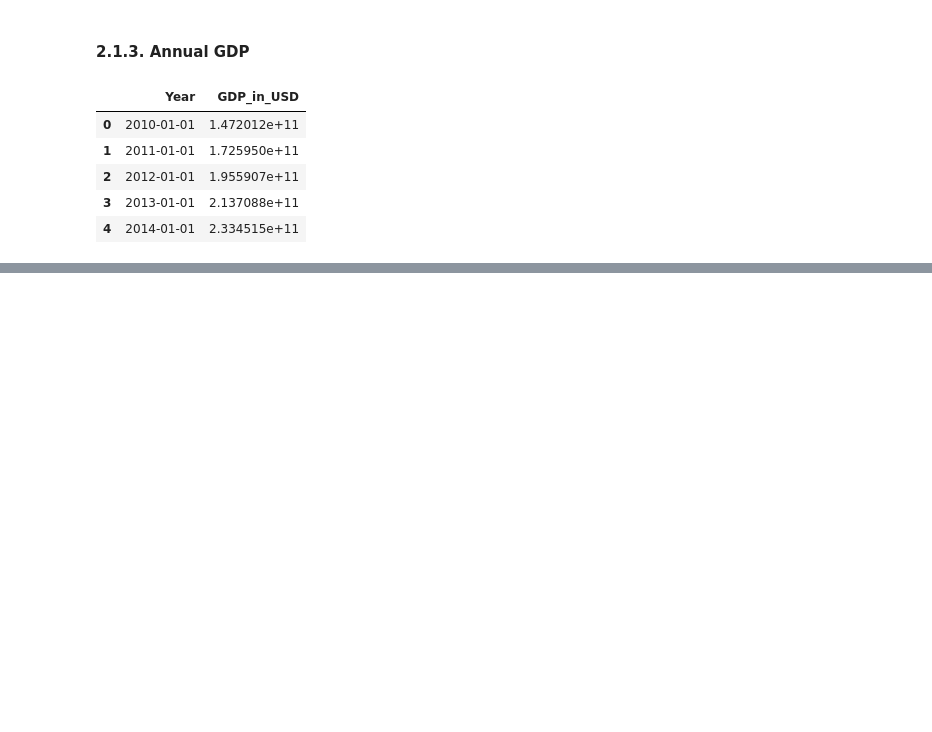
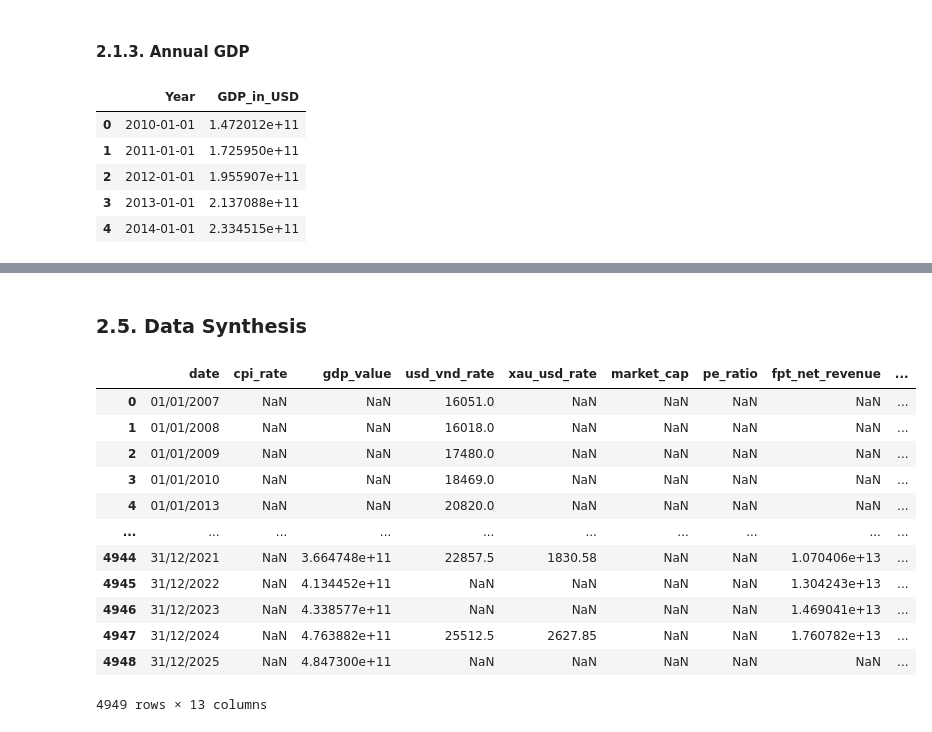
Before and after one commit to nguyenlog205/ds111-uit-stock-price-analysis, a Jupyter notebook: notebook/data_synthesis/dataset_synthesis.ipynb, the cells around one changed output, grey strips where cells are left out. Cells and saved outputs as stored; diff of their text form; code cells hidden in the pictures; blank space fills up the shorter version.

```diff
--- a/notebook/data_synthesis/dataset_synthesis.ipynb
+++ b/notebook/data_synthesis/dataset_synthesis.ipynb
@@ -131,0 +444,4 @@ gdp.head(5)
+# %%
+FINANCIAL_REPORT_PATH = RAW_DATA_DIR + r'fpt/fpt_income_statement.csv'
+financial_report = pd.read_csv(FINANCIAL_REPORT_PATH, parse_dates=['Năm', 'Kỳ'])
+financial_report.head()
@@ -131,0 +548,6 @@ gdp.head(5)
+# %%
+fpt = merge_multiple_dfs(
+    df_list=[get_financial_report_data(financial_report)],
+    on_column='date',
+    how='outer',
+)
@@ -131,0 +621,28 @@ gdp.head(5)
+# %% [markdown]
+### 2.5. Data Synthesis
+# %%
+dataset = merge_multiple_dfs(
+    df_list=[
+        macro,
+        industry,
+        fpt,
+        get_stock_price(stock_price)
+    ],
+    on_column='date',
+    how='outer',
+)
+dataset
+# %% [output]
+|  | date | cpi_rate | gdp_value | usd_vnd_rate | xau_usd_rate | market_cap | pe_ratio | fpt_net_revenue | ... |
+| 0 | 01/01/2007 | NaN | NaN | 16051.0 | NaN | NaN | NaN | NaN | ... |
+| 1 | 01/01/2008 | NaN | NaN | 16018.0 | NaN | NaN | NaN | NaN | ... |
+| 2 | 01/01/2009 | NaN | NaN | 17480.0 | NaN | NaN | NaN | NaN | ... |
+| 3 | 01/01/2010 | NaN | NaN | 18469.0 | NaN | NaN | NaN | NaN | ... |
+| 4 | 01/01/2013 | NaN | NaN | 20820.0 | NaN | NaN | NaN | NaN | ... |
+| ... | ... | ... | ... | ... | ... | ... | ... | ... | ... |
+| 4944 | 31/12/2021 | NaN | 3.664748e+11 | 22857.5 | 1830.58 | NaN | NaN | 1.070406e+13 | ... |
+| 4945 | 31/12/2022 | NaN | 4.134452e+11 | NaN | NaN | NaN | NaN | 1.304243e+13 | ... |
+| 4946 | 31/12/2023 | NaN | 4.338577e+11 | NaN | NaN | NaN | NaN | 1.469041e+13 | ... |
+| 4947 | 31/12/2024 | NaN | 4.763882e+11 | 25512.5 | 2627.85 | NaN | NaN | 1.760782e+13 | ... |
+| 4948 | 31/12/2025 | NaN | 4.847300e+11 | NaN | NaN | NaN | NaN | NaN | ... |
+4949 rows × 13 columns
```
Also changed, not shown: parts of 42 cells of this notebook, 5 other files.
